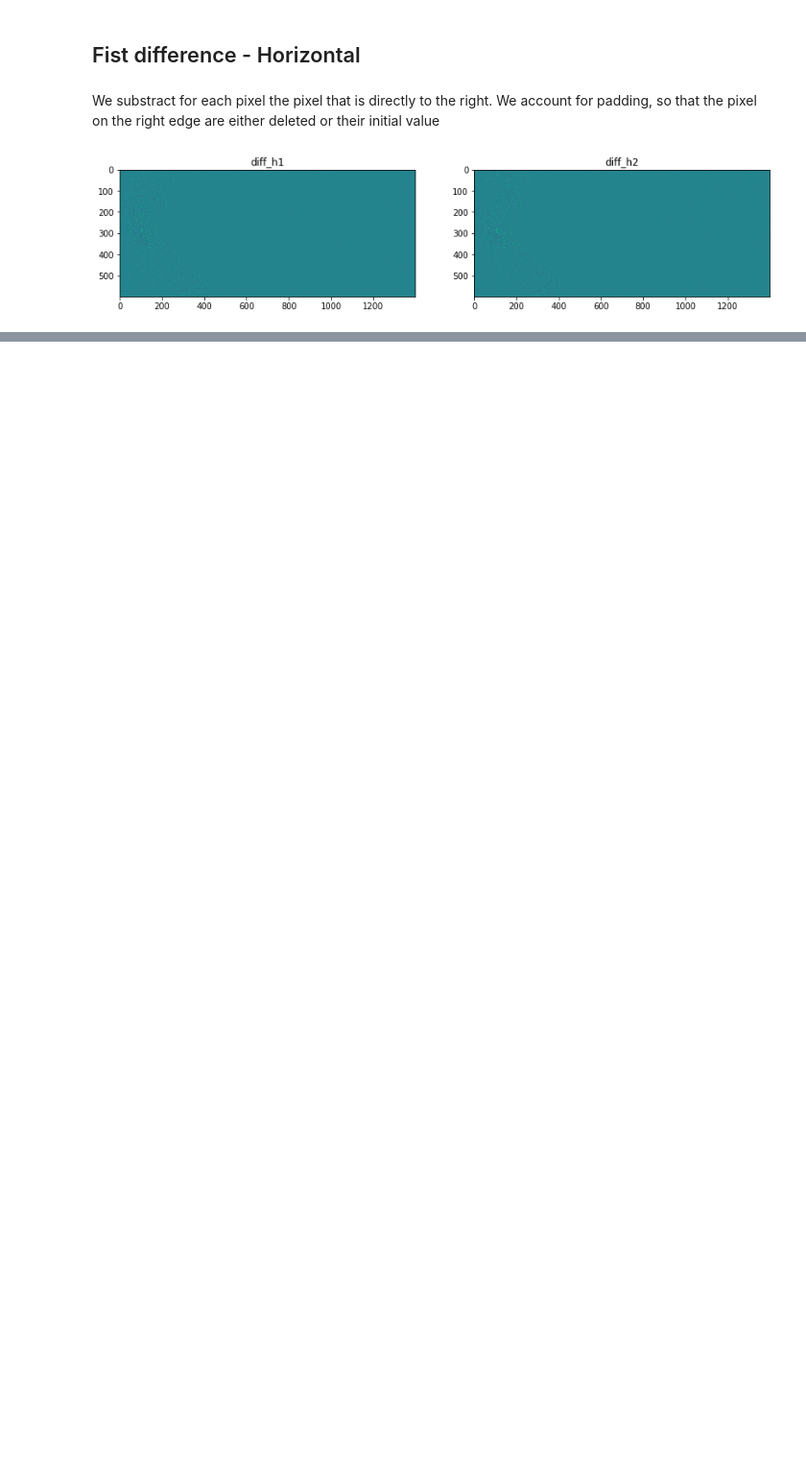
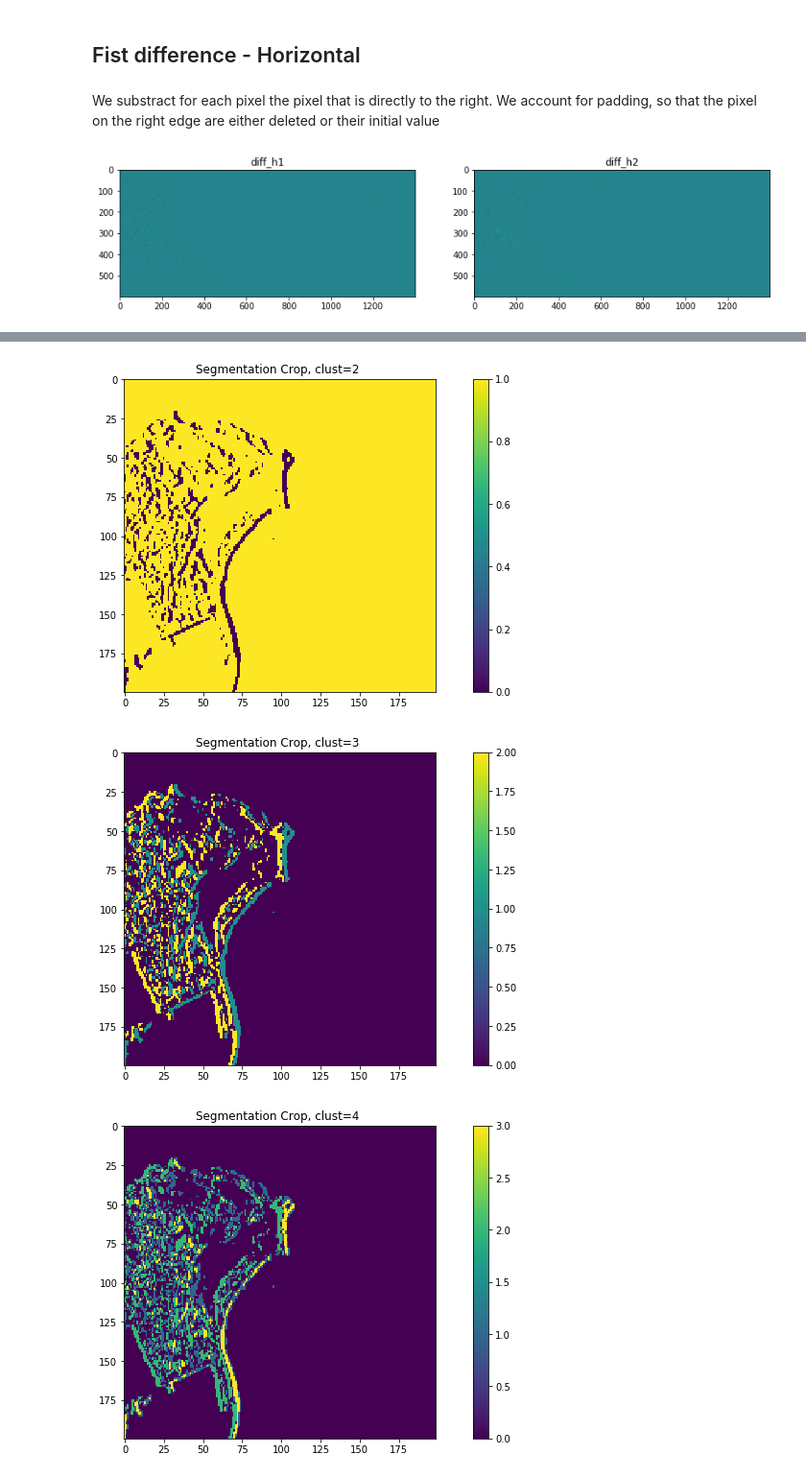
Before and after one commit to BasileR/plastic_detection_from_space, a Jupyter notebook: Image_Gaspard.ipynb, the cells around one changed output, grey strips where cells are left out. Shown at 96% size. Drawn from its saved outputs; the diff is of its cells as text; code cells hidden in the pictures; blank space fills up the shorter version.

```diff
--- a/Image_Gaspard.ipynb
+++ b/Image_Gaspard.ipynb
@@ -114,0 +134,21 @@ show_2_images(diff_h1, diff_h2, 'diff_h1', 'diff_h2')
+# %%
+def kmeans(array, nb_clust):
+    m,n = array.shape[0],array.shape[1]
+    if len(array.shape)==2:
+        X = array.flatten().reshape(-1, 1)
+    elif len(array.shape)>2:
+        array_flat = np.array([array[:,:,i].flatten() for i in range(array.shape[2])])
+        X=(np.transpose(array_flat))
+    kmeans = KMeans(n_clusters=nb_clust,  init='k-means++', n_init=10, max_iter=300).fit(X)
+    labels = kmeans.labels_
+    inertia = kmeans.inertia_
+    img_labels = labels.reshape(m,n)
+    return img_labels, inertia
+# %%
+for nb_clust in range(2,5):
+    seg_crop, inertia = kmeans(diff_crop_h,nb_clust)
+    show_image(seg_crop, f'Segmentation Crop, clust={nb_clust} ')
+# %% [output]
+[figure, added]
+[figure, added]
+[figure, added]
```
Also changed, not shown: parts of 18 cells of this notebook.
